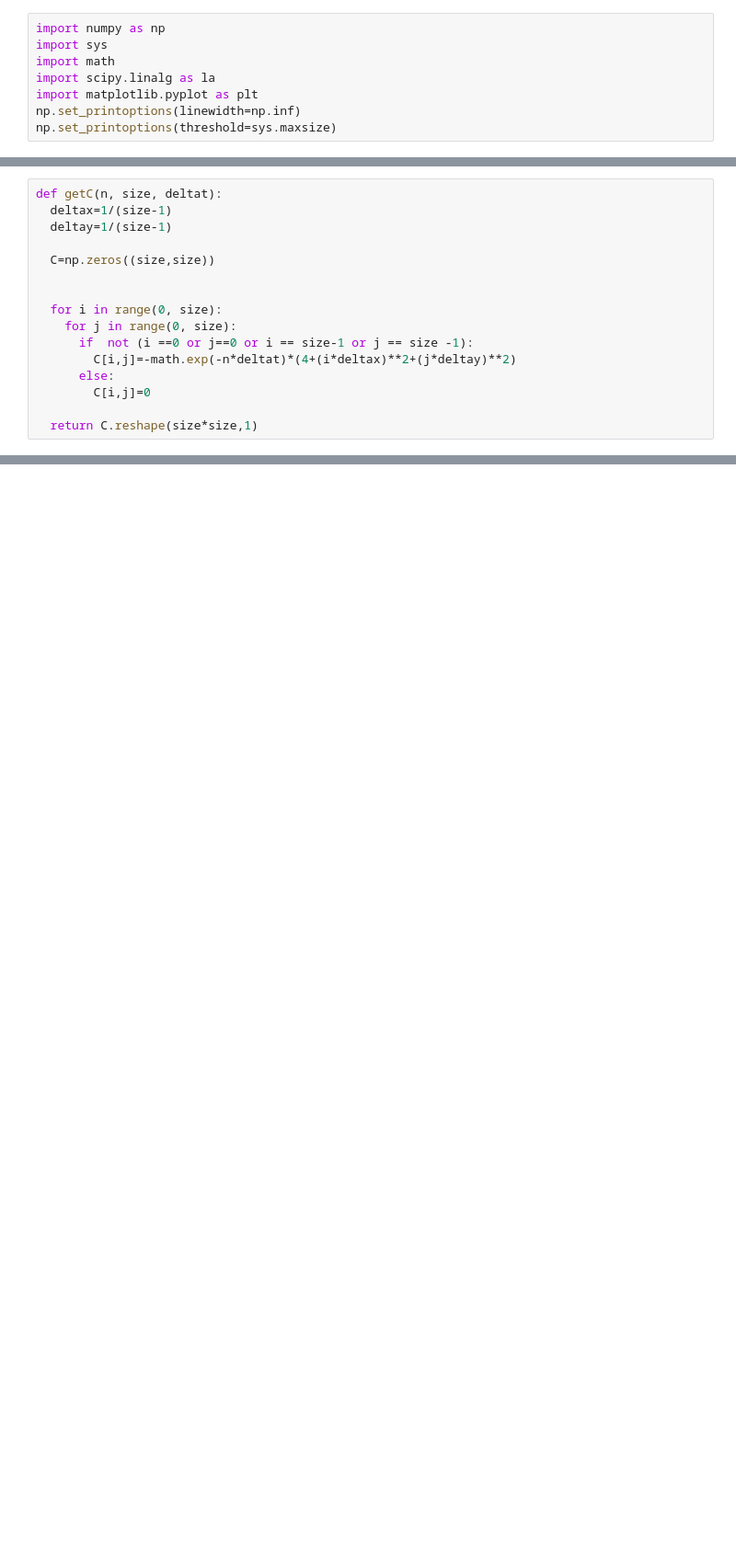
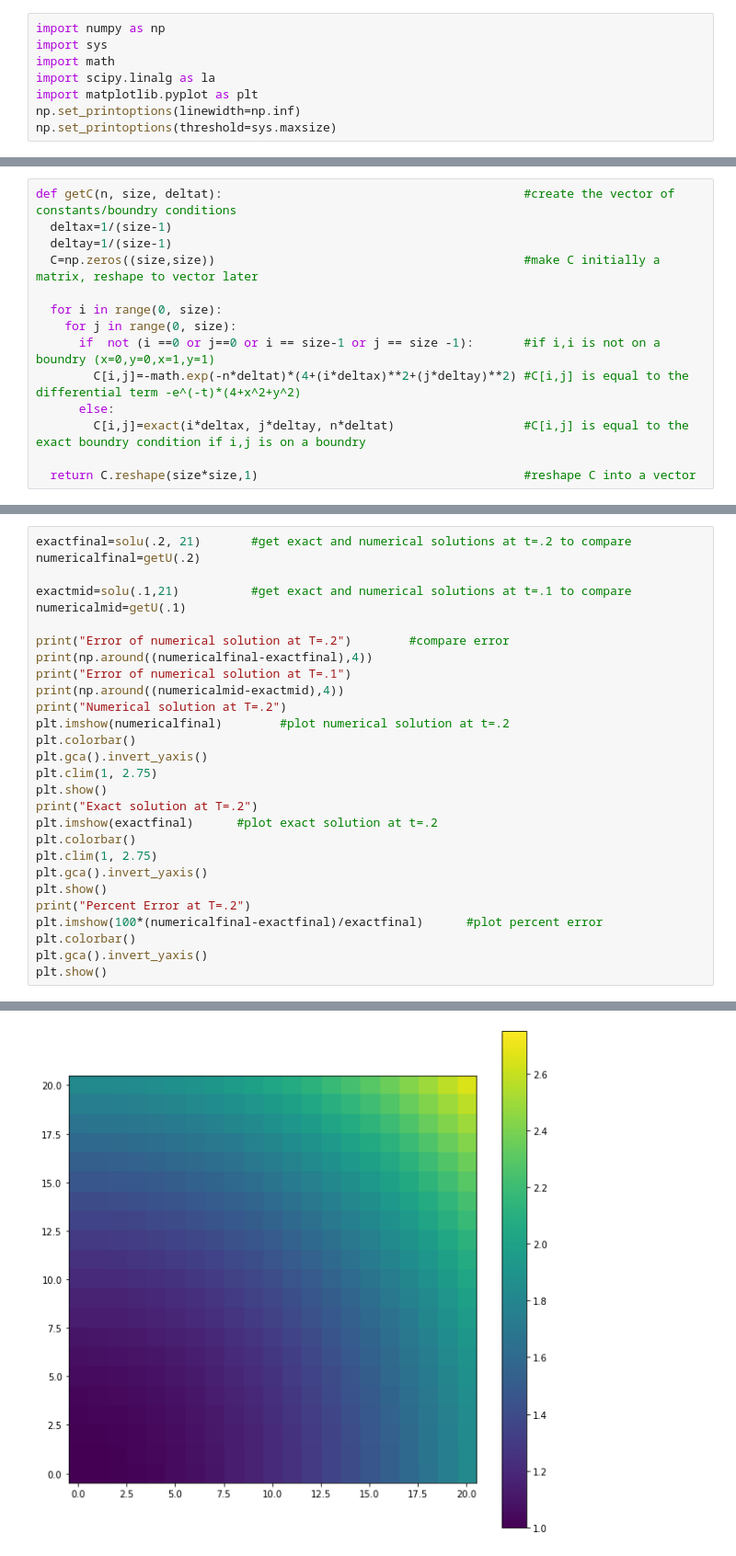
Before and after one commit to fengivan/382L-HW5, a Jupyter notebook: HW5Part2.ipynb, the cells around one changed output, grey strips where cells are left out. Shown at 92% size. Saved outputs shown, nothing was run; the diff lists cells and outputs as text; blank space fills up the shorter version.

```diff
--- a/HW5Part2.ipynb
+++ b/HW5Part2.ipynb
@@ -52,17 +86,15 @@ def getA(r, g, size):
 # %%
-def getC(n, size, deltat):
+def getC(n, size, deltat):                                          #create the vector of constants/boundry conditions
   deltax=1/(size-1)
   deltay=1/(size-1)
-
-  C=np.zeros((size,size))
-
+  C=np.zeros((size,size))                                           #make C initially a matrix, reshape to vector later
 
   for i in range(0, size):
     for j in range(0, size):
-      if  not (i ==0 or j==0 or i == size-1 or j == size -1):
-        C[i,j]=-math.exp(-n*deltat)*(4+(i*deltax)**2+(j*deltay)**2)
+      if  not (i ==0 or j==0 or i == size-1 or j == size -1):       #if i,i is not on a boundry (x=0,y=0,x=1,y=1)
+        C[i,j]=-math.exp(-n*deltat)*(4+(i*deltax)**2+(j*deltay)**2) #C[i,j] is equal to the differential term -e^(-t)*(4+x^2+y^2)
       else:
-        C[i,j]=0
+        C[i,j]=exact(i*deltax, j*deltay, n*deltat)                  #C[i,j] is equal to the exact boundry condition if i,j is on a boundry
 
-  return C.reshape(size*size,1)
+  return C.reshape(size*size,1)                                     #reshape C into a vector
 # %%
@@ -162,0 +125,29 @@ plt.show()
+# %%
+exactfinal=solu(.2, 21)       #get exact and numerical solutions at t=.2 to compare
+numericalfinal=getU(.2)
+
+exactmid=solu(.1,21)          #get exact and numerical solutions at t=.1 to compare
+numericalmid=getU(.1)
+
+print("Error of numerical solution at T=.2")        #compare error
+print(np.around((numericalfinal-exactfinal),4))
+print("Error of numerical solution at T=.1")
+print(np.around((numericalmid-exactmid),4))
+print("Numerical solution at T=.2")
+plt.imshow(numericalfinal)        #plot numerical solution at t=.2
+plt.colorbar()
+plt.gca().invert_yaxis()
+plt.clim(1, 2.75)
+plt.show()
+print("Exact solution at T=.2")
+plt.imshow(exactfinal)      #plot exact solution at t=.2
+plt.colorbar()
+plt.clim(1, 2.75)
+plt.gca().invert_yaxis()
+plt.show()
+print("Percent Error at T=.2")
+plt.imshow(100*(numericalfinal-exactfinal)/exactfinal)      #plot percent error
+plt.colorbar()
+plt.gca().invert_yaxis()
+plt.show()
+# %% [output]
@@ -162,0 +171 @@ plt.show()
+[figure, added]
```
Also changed, not shown: parts of 8 cells of this notebook.
